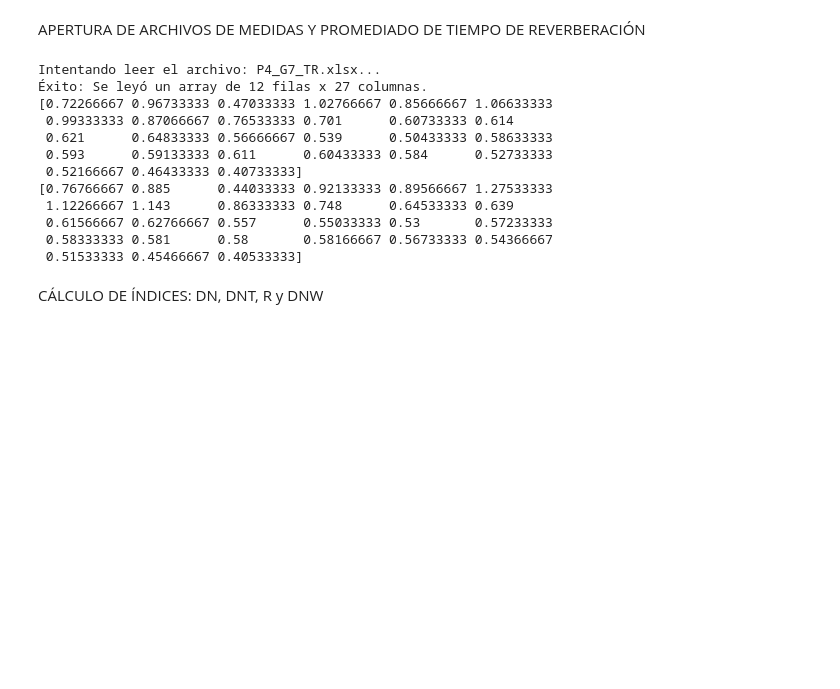
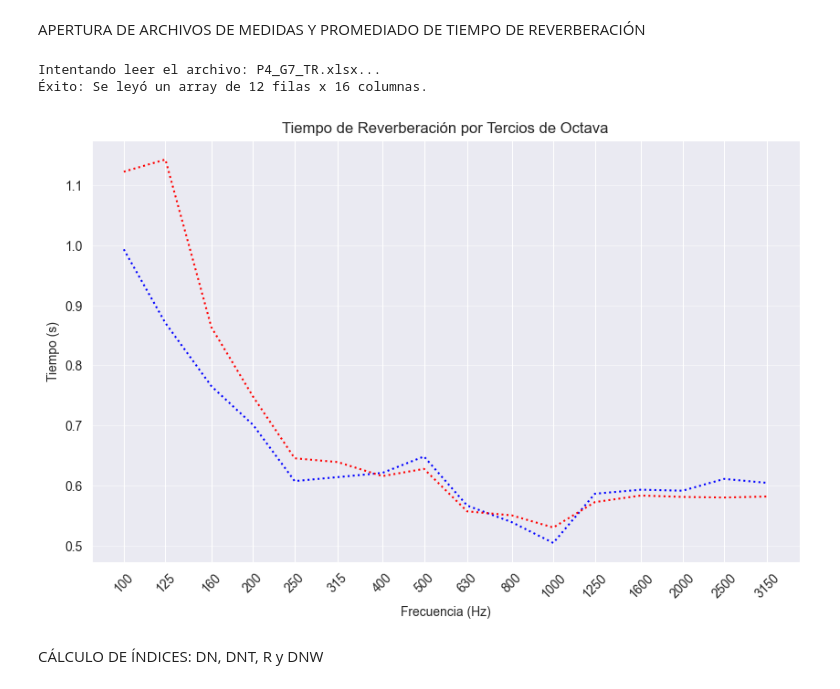
Before and after one commit to eliaslaredo/IACR_P4, a Jupyter notebook: IACR_P4.ipynb, the cells around one changed output. Saved outputs shown, nothing was run; the diff lists cells and outputs as text; code cells hidden in the pictures; blank space fills up the shorter version.

```diff
--- a/IACR_P4.ipynb
+++ b/IACR_P4.ipynb
@@ -198,31 +198,40 @@ APERTURA DE ARCHIVOS DE MEDIDAS Y PROMEDIADO DE TIEMPO DE REVERBERACIÓN
 # %%
 nombre_archivo = "P4_G7_TR.xlsx"
 
 # arrays de 12 filas (3xT20 + 3xT30 + 3xT20cc + 3xT30cc) x 27 columnas
-tr_todos = leer_rango_excel_a_array(nombre_archivo, "tr_organizado", "D:AD" , 13, 1) #LECTURA DE TODOS LOS TR -- filas_a_saltar = 1 # fc por banda
+tr_todos = leer_rango_excel_a_array(nombre_archivo, "tr_organizado", "J:Y" , 13, 1) #LECTURA DE TODOS LOS TR (100 a 3150 Hz)-- filas_a_saltar = 1 # fc por banda
 tr_todos = np.array(tr_todos)
 # print(tr_todos)
 
 # PROMEDIADO DEL TIEMPO DE REVERBERACIÓN PARA CADA BANDA
 t20_promed = tr_todos[0:3,:].mean(axis=0)  # array 1 fila x 27 columnas
 t30_promed = tr_todos[3:6,:].mean(axis=0) # array 1 fila x 27 columnas
 
-print(t20_promed)
-print(t30_promed)
+# print(t20_promed)
+# print(t30_promed)
 # print(np.size(t20_promed))
+
+# Gráfica del tiempo de reverberación vs frecuencia
+plt.figure(figsize=(10, 6))
+
+# Gráfico de línea
+plt.plot(eje_x, t20_promed, color='blue',linestyle='dotted', label='T20')
+plt.plot(eje_x, t30_promed, color='red',linestyle='dotted', label='T30')
+
+# Escala y etiquetas esenciales
+plt.xscale('log')
+plt.xticks(eje_x, labels=[f'{int(f)}' for f in eje_x], rotation=45)
+
+plt.title('Tiempo de Reverberación por Tercios de Octava')
+plt.xlabel('Frecuencia (Hz)')
+plt.ylabel('Tiempo (s)')
+plt.grid(True, axis='y', alpha=0.5)
+
+plt.show()
 # %% [output]
 Intentando leer el archivo: P4_G7_TR.xlsx...
-Éxito: Se leyó un array de 12 filas x 27 columnas.
-[0.72266667 0.96733333 0.47033333 1.02766667 0.85666667 1.06633333
- 0.99333333 0.87066667 0.76533333 0.701      0.60733333 0.614
- 0.621      0.64833333 0.56666667 0.539      0.50433333 0.58633333
- 0.593      0.59133333 0.611      0.60433333 0.584      0.52733333
- 0.52166667 0.46433333 0.40733333]
-[0.76766667 0.885      0.44033333 0.92133333 0.89566667 1.27533333
- 1.12266667 1.143      0.86333333 0.748      0.64533333 0.639
- 0.61566667 0.62766667 0.557      0.55033333 0.53       0.57233333
- 0.58333333 0.581      0.58       0.58166667 0.56733333 0.54366667
- 0.51533333 0.45466667 0.40533333]
+Éxito: Se leyó un array de 12 filas x 16 columnas.
+[figure, added]
 # %% [markdown]
 CÁLCULO DE ÍNDICES: DN, DNT, R y DNW
 # %%
```
Also changed, not shown: parts of 3 cells of this notebook.
